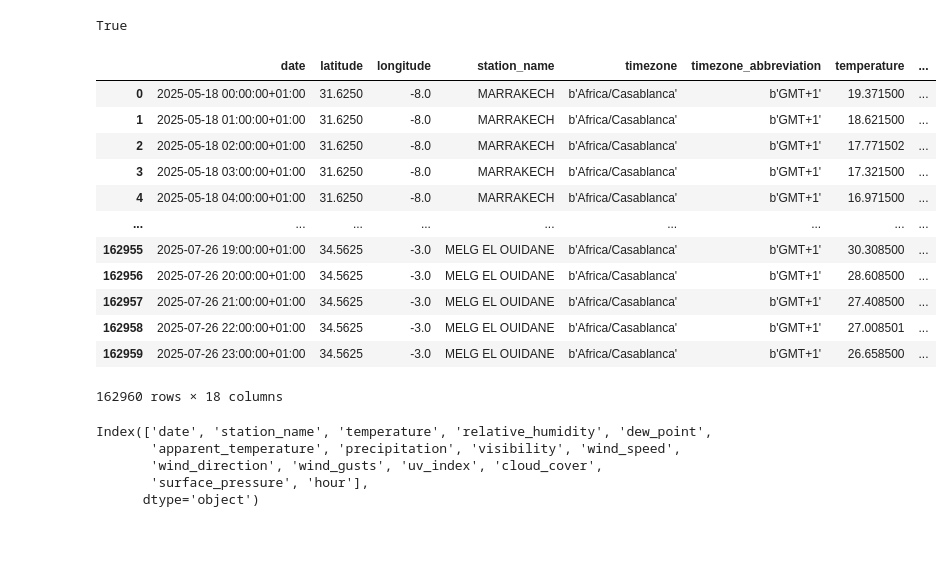
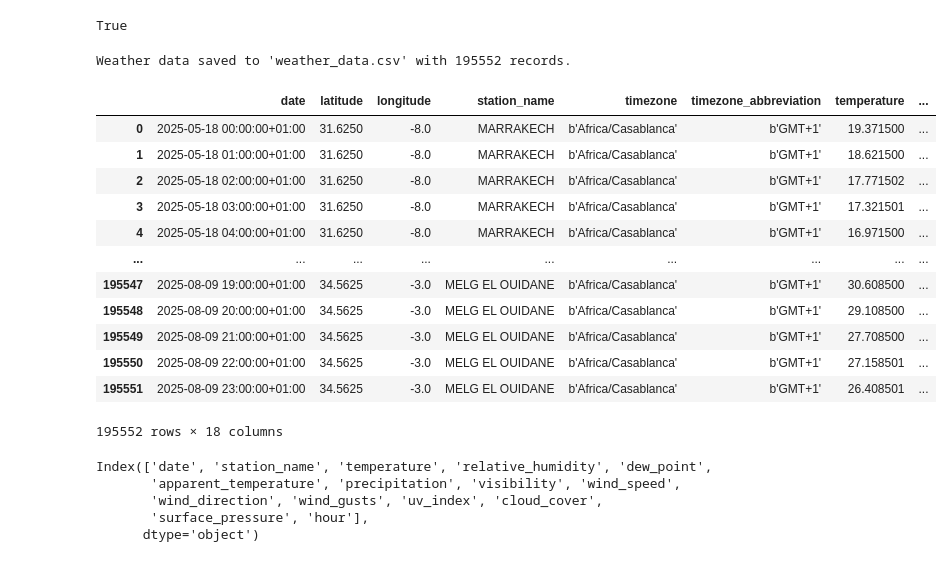
Before and after one commit to chelzakaria/ONCycle, a Jupyter notebook: experiments/notebooks/00_data_cleaning.ipynb, the cells around one changed output. Cells and saved outputs as stored; diff of their text form; code cells hidden in the pictures.

Commit message:
add get_weather call

```diff
--- a/experiments/notebooks/00_data_cleaning.ipynb
+++ b/experiments/notebooks/00_data_cleaning.ipynb
@@ -132,22 +135,30 @@ df['travelled_distance'] = df['travelled_distance'].round(2)
 # %%
 df = df[['trip_id', 'subtrip_id', 'date', 'day_of_week', 'train_id', 'train_type', 'initial_departure_station', 'final_arrival_station', 'route', 'current_station', 'next_station', 'sequence', 'number_of_stations', 'trip_duration', 'subtrip_duration', 'trip_distance', 'subtrip_distance', 'travelled_distance', 'remaining_distance', 'scheduled_departure_time', 'scheduled_arrival_time', 'actual_departure_time', 'actual_arrival_time',  'departure_delay', 'arrival_delay', 'departure_hour', 'arrival_hour', 'scheduled_dwelling_time']]
 # %%
-weather = pd.read_csv('../data/weather_data.csv')
+# get min and max dates
+
+
+min_date = df['date'].min()
+max_date = df['date'].max()
+weather = fetch_weather_for_all_stations(start_date=min_date, end_date=max_date)
+
+# weather = pd.read_csv('../data/weather_data.csv') # or this
 weather
 # %% [output]
+Weather data saved to 'weather_data.csv' with 195552 records.
 |  | date | latitude | longitude | station_name | timezone | timezone_abbreviation | temperature | ... |
 | 0 | 2025-05-18 00:00:00+01:00 | 31.6250 | -8.0 | MARRAKECH | b'Africa/Casablanca' | b'GMT+1' | 19.371500 | ... |
 | 1 | 2025-05-18 01:00:00+01:00 | 31.6250 | -8.0 | MARRAKECH | b'Africa/Casablanca' | b'GMT+1' | 18.621500 | ... |
 | 2 | 2025-05-18 02:00:00+01:00 | 31.6250 | -8.0 | MARRAKECH | b'Africa/Casablanca' | b'GMT+1' | 17.771502 | ... |
-| 3 | 2025-05-18 03:00:00+01:00 | 31.6250 | -8.0 | MARRAKECH | b'Africa/Casablanca' | b'GMT+1' | 17.321500 | ... |
+| 3 | 2025-05-18 03:00:00+01:00 | 31.6250 | -8.0 | MARRAKECH | b'Africa/Casablanca' | b'GMT+1' | 17.321501 | ... |
 | 4 | 2025-05-18 04:00:00+01:00 | 31.6250 | -8.0 | MARRAKECH | b'Africa/Casablanca' | b'GMT+1' | 16.971500 | ... |
 | ... | ... | ... | ... | ... | ... | ... | ... | ... |
-| 162955 | 2025-07-26 19:00:00+01:00 | 34.5625 | -3.0 | MELG EL OUIDANE | b'Africa/Casablanca' | b'GMT+1' | 30.308500 | ... |
-| 162956 | 2025-07-26 20:00:00+01:00 | 34.5625 | -3.0 | MELG EL OUIDANE | b'Africa/Casablanca' | b'GMT+1' | 28.608500 | ... |
-| 162957 | 2025-07-26 21:00:00+01:00 | 34.5625 | -3.0 | MELG EL OUIDANE | b'Africa/Casablanca' | b'GMT+1' | 27.408500 | ... |
-| 162958 | 2025-07-26 22:00:00+01:00 | 34.5625 | -3.0 | MELG EL OUIDANE | b'Africa/Casablanca' | b'GMT+1' | 27.008501 | ... |
-| 162959 | 2025-07-26 23:00:00+01:00 | 34.5625 | -3.0 | MELG EL OUIDANE | b'Africa/Casablanca' | b'GMT+1' | 26.658500 | ... |
+| 195547 | 2025-08-09 19:00:00+01:00 | 34.5625 | -3.0 | MELG EL OUIDANE | b'Africa/Casablanca' | b'GMT+1' | 30.608500 | ... |
+| 195548 | 2025-08-09 20:00:00+01:00 | 34.5625 | -3.0 | MELG EL OUIDANE | b'Africa/Casablanca' | b'GMT+1' | 29.108500 | ... |
+| 195549 | 2025-08-09 21:00:00+01:00 | 34.5625 | -3.0 | MELG EL OUIDANE | b'Africa/Casablanca' | b'GMT+1' | 27.708500 | ... |
+| 195550 | 2025-08-09 22:00:00+01:00 | 34.5625 | -3.0 | MELG EL OUIDANE | b'Africa/Casablanca' | b'GMT+1' | 27.158501 | ... |
+| 195551 | 2025-08-09 23:00:00+01:00 | 34.5625 | -3.0 | MELG EL OUIDANE | b'Africa/Casablanca' | b'GMT+1' | 26.408501 | ... |
-162960 rows × 18 columns
+195552 rows × 18 columns
 # %%
 weather['hour'] = pd.to_datetime(weather['date']).dt.hour
 weather['date'] = pd.to_datetime(weather['date']).dt.date
```
Also changed, not shown: parts of 1 cell of this notebook.
